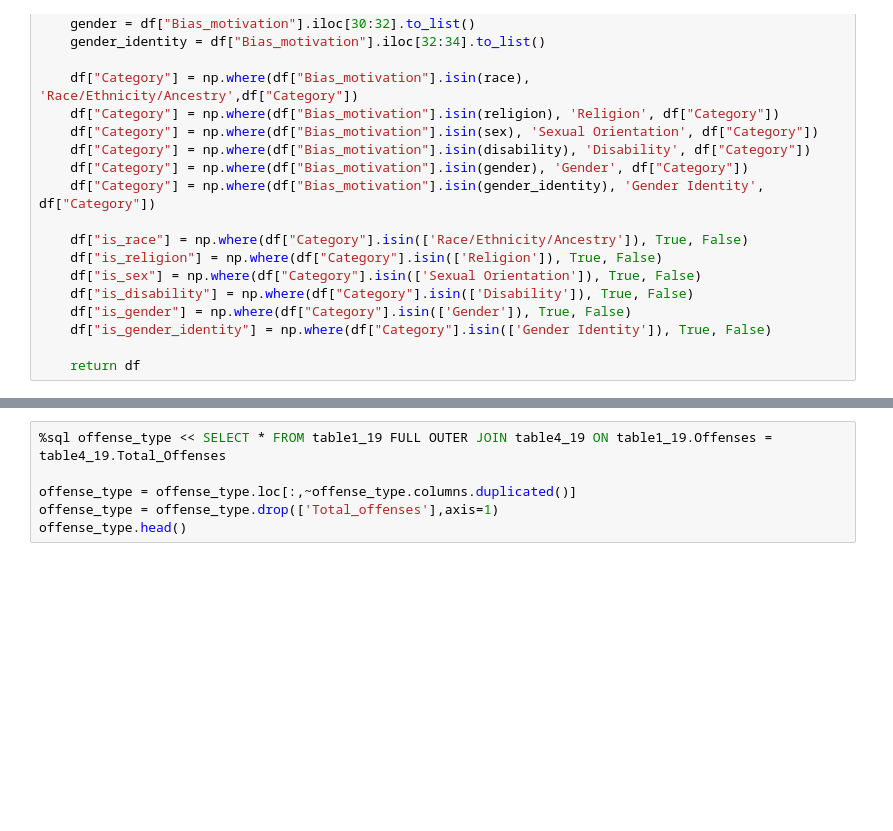
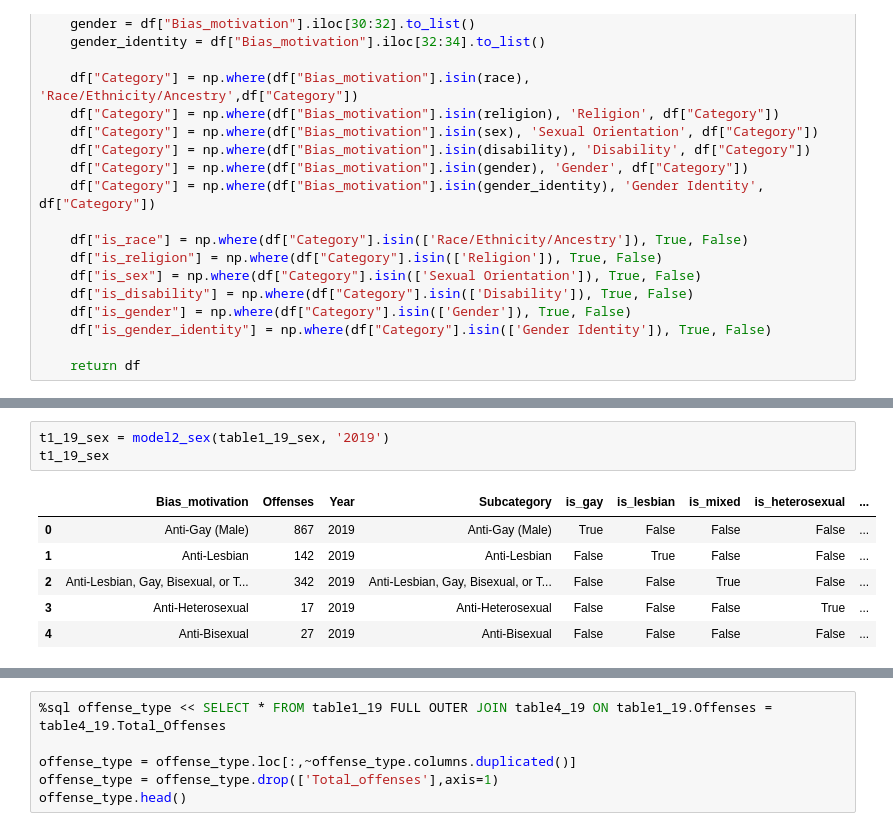
Before and after one commit to ChenTsizhen/2950_Project, a Jupyter notebook: masterNotebook.ipynb, the cells around one changed output, grey strips where cells are left out. Cells and saved outputs as stored; diff of their text form; blank space fills up the shorter version.

```diff
--- a/masterNotebook.ipynb
+++ b/masterNotebook.ipynb
@@ -108,0 +158,10 @@ table1_19
+# %%
+t1_19_sex = model2_sex(table1_19_sex, '2019')
+t1_19_sex
+# %% [output]
+|  | Bias_motivation | Offenses | Year | Subcategory | is_gay | is_lesbian | is_mixed | is_heterosexual | ... |
+| 0 | Anti-Gay (Male) | 867 | 2019 | Anti-Gay (Male) | True | False | False | False | ... |
+| 1 | Anti-Lesbian | 142 | 2019 | Anti-Lesbian | False | True | False | False | ... |
+| 2 | Anti-Lesbian, Gay, Bisexual, or T... | 342 | 2019 | Anti-Lesbian, Gay, Bisexual, or T... | False | False | True | False | ... |
+| 3 | Anti-Heterosexual | 17 | 2019 | Anti-Heterosexual | False | False | False | True | ... |
+| 4 | Anti-Bisexual | 27 | 2019 | Anti-Bisexual | False | False | False | False | ... |
```
Also changed, not shown: parts of 11 cells of this notebook.
